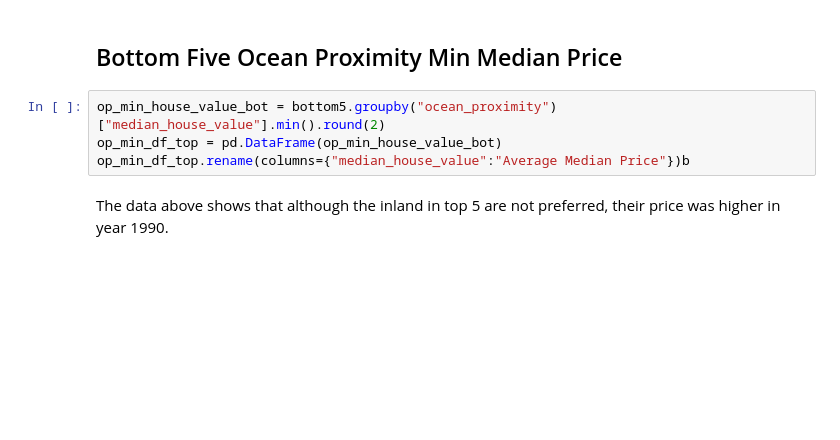
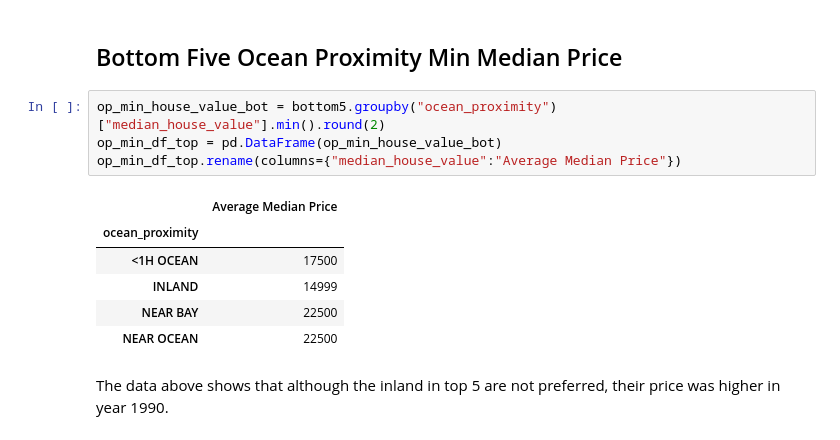
Before and after one commit to truonglybach/project1_UCI, a Jupyter notebook: shayan.ipynb, the cells around one changed output. Drawn from its saved outputs; the diff is of its cells as text; blank space fills up the shorter version.

```diff
--- a/shayan.ipynb
+++ b/shayan.ipynb
@@ -166,7 +217,14 @@ op_max_df_bot.rename(columns={"median_house_value":"Average Median Price"})
 # %%
 op_min_house_value_bot = bottom5.groupby("ocean_proximity")["median_house_value"].min().round(2)
 op_min_df_top = pd.DataFrame(op_min_house_value_bot)
-op_min_df_top.rename(columns={"median_house_value":"Average Median Price"})b
+op_min_df_top.rename(columns={"median_house_value":"Average Median Price"})
+# %% [output]
+|  | Average Median Price |
+| ocean_proximity |  |
+| <1H OCEAN | 17500 |
+| INLAND | 14999 |
+| NEAR BAY | 22500 |
+| NEAR OCEAN | 22500 |
 # %% [markdown]
 The data above shows that although the inland in top 5 are not preferred, their price was higher in year 1990.
 # %% [markdown]
```
Also changed, not shown: parts of 10 cells of this notebook.
